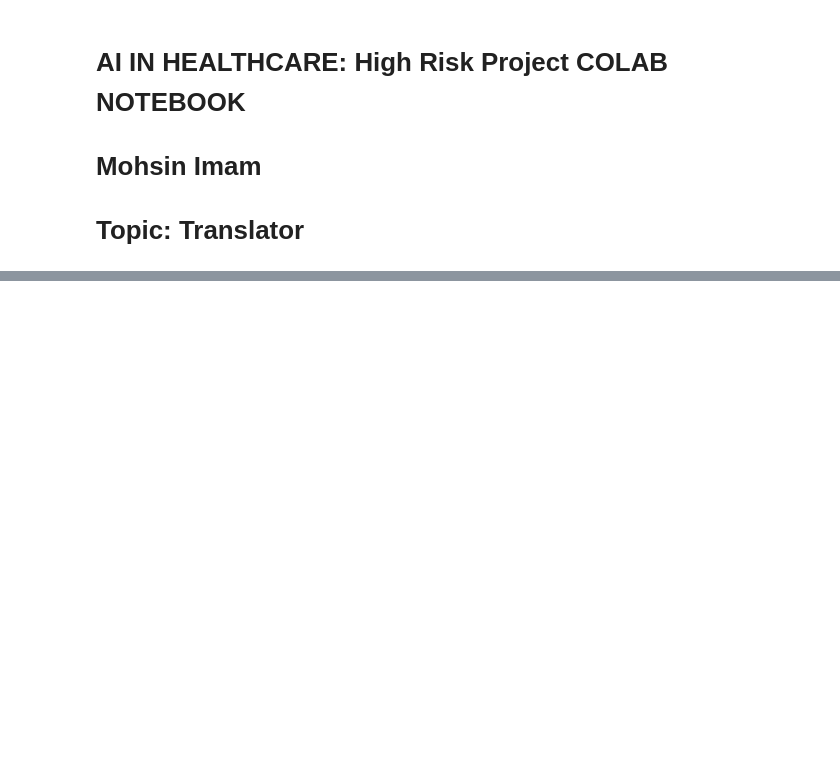
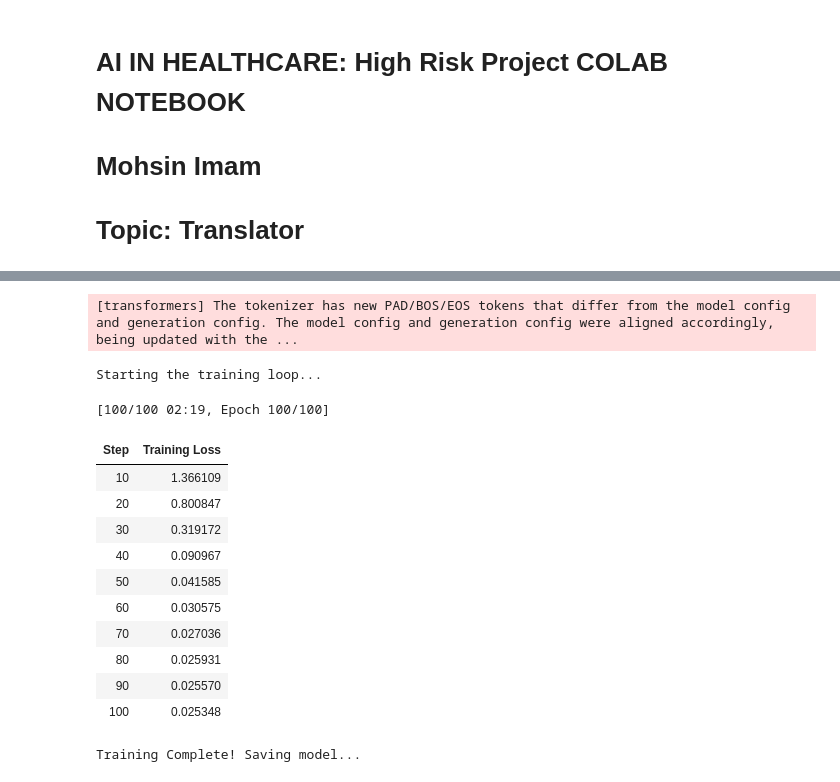
Before and after one commit to mohsinimam/AIinHealth, a Jupyter notebook: ImamM_Translator_HRP.ipynb, the cells around one changed output, grey strips where cells are left out. Cells and saved outputs as stored; diff of their text form; code cells hidden in the pictures; blank space fills up the shorter version.

```diff
--- a/ImamM_Translator_HRP.ipynb
+++ b/ImamM_Translator_HRP.ipynb
@@ -166,0 +233,48 @@ An error occurred during fine-tuning: 501 POST https://generativelanguage.google
+# %%
+from trl import SFTTrainer
+from transformers import TrainingArguments
+
+# 1. Define Training Hyperparameters
+training_args = TrainingArguments(
+    output_dir="./llama3-health-translator",
+    per_device_train_batch_size=2,
+    gradient_accumulation_steps=4,
+    optim="paged_adamw_8bit", # Optimizer optimized for low-memory
+    learning_rate=2e-4,
+    logging_steps=10,
+    max_steps=100, # Adjust this based on your dataset size (e.g., 100-300 steps is usually enough for a small dataset)
+    fp16=False, # Mixed precision for faster training
+    save_strategy="epoch",
+    gradient_checkpointing=False # Disabling gradient checkpointing to resolve Params4bit detach issue
+)
+
+# 2. Initialize the Trainer
+trainer = SFTTrainer(
+    model=model,
+    train_dataset=hf_dataset,
+    args=training_args,
+)
+
+print("Starting the training loop...")
+# 3. KICK OFF TRAINING
+trainer.train()
+
+print("\nTraining Complete! Saving model...")
+# 4. Save the fine-tuned LoRA weights
+trainer.model.save_pretrained("final_health_translator_adapters")
+# %% [output]
+[transformers] The tokenizer has new PAD/BOS/EOS tokens that differ from the model config and generation config. The model config and generation config were aligned accordingly, being updated with the ...
+Starting the training loop...
+[100/100 02:19, Epoch 100/100]
+| Step | Training Loss |
+| 10 | 1.366109 |
+| 20 | 0.800847 |
+| 30 | 0.319172 |
+| 40 | 0.090967 |
+| 50 | 0.041585 |
+| 60 | 0.030575 |
+| 70 | 0.027036 |
+| 80 | 0.025931 |
+| 90 | 0.025570 |
+| 100 | 0.025348 |
+Training Complete! Saving model...
```
Also changed, not shown: parts of 7 cells of this notebook.
